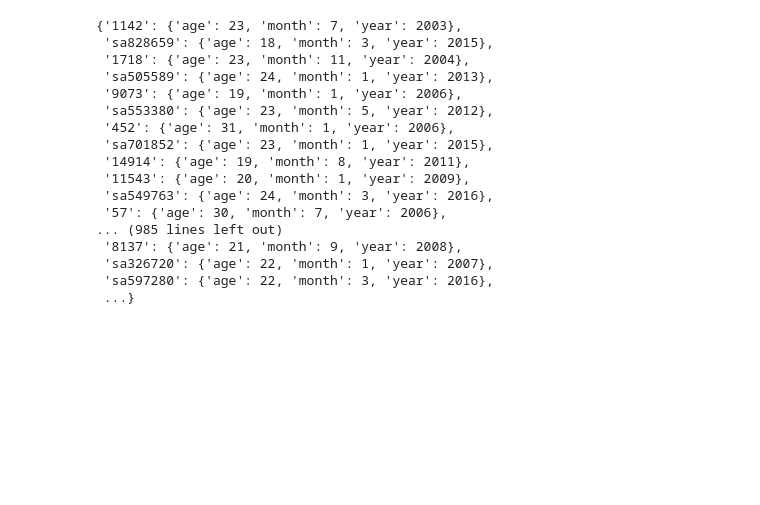
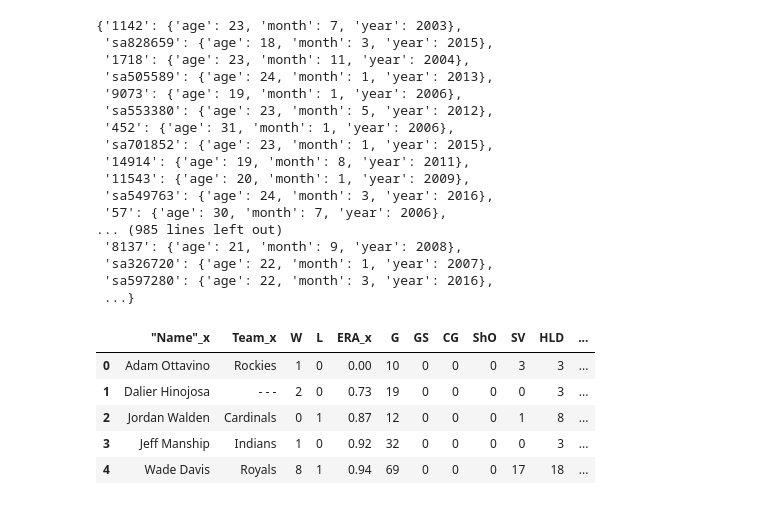
Before and after one commit to anthonygesek/tj_predictor, a Jupyter notebook: TJtime.ipynb, the cells around one changed output. Saved outputs shown, nothing was run; the diff lists cells and outputs as text; code cells hidden in the pictures; blank space fills up the shorter version.

```diff
--- a/TJtime.ipynb
+++ b/TJtime.ipynb
@@ -173,5 +173,5 @@ merge6 = merge5.merge(fg_info7,on='playerid')
 merge7 = merge6.merge(fg_info8,on='playerid')
 merge8 = merge7.merge(fg_info9,on='playerid')
 merge9 = merge8.merge(fg_info10,on='playerid')
-pitchers_2015 = merge9.merge(fg_info11,on='playerid')
+pitchers_2014 = merge9.merge(fg_info11,on='playerid')
 # %%
@@ -207,6 +207,15 @@ tj_dict
  'sa326720': {'age': 22, 'month': 1, 'year': 2007},
  'sa597280': {'age': 22, 'month': 3, 'year': 2016},
  ...}
+# %%
+pitchers_2015.head()
+# %% [output]
+|  | ﻿"Name"_x | Team_x | W | L | ERA_x | G | GS | CG | ShO | SV | HLD | ... |
+| 0 | Adam Ottavino | Rockies | 1 | 0 | 0.00 | 10 | 0 | 0 | 0 | 3 | 3 | ... |
+| 1 | Dalier Hinojosa | - - - | 2 | 0 | 0.73 | 19 | 0 | 0 | 0 | 0 | 3 | ... |
+| 2 | Jordan Walden | Cardinals | 0 | 1 | 0.87 | 12 | 0 | 0 | 0 | 1 | 8 | ... |
+| 3 | Jeff Manship | Indians | 1 | 0 | 0.92 | 32 | 0 | 0 | 0 | 0 | 3 | ... |
+| 4 | Wade Davis | Royals | 8 | 1 | 0.94 | 69 | 0 | 0 | 0 | 17 | 18 | ... |
 # %%
 pitchers_2015['playerid'] = pitchers_2015['playerid'].apply(lambda x: str(x))
 # %%
```
Also changed, not shown: parts of 53 cells of this notebook, 2 other files.
